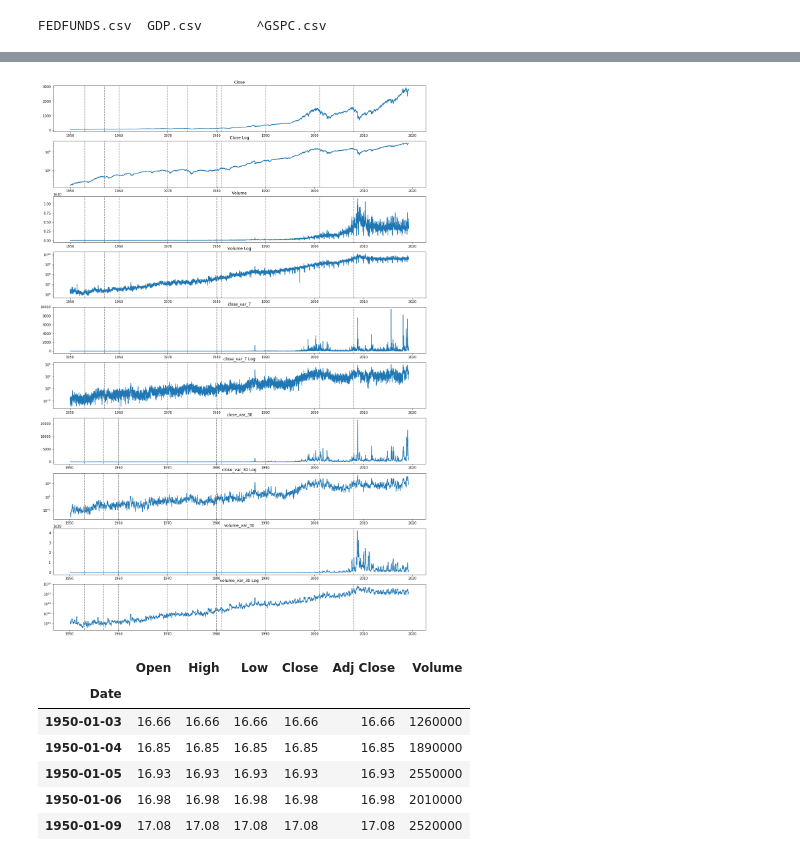
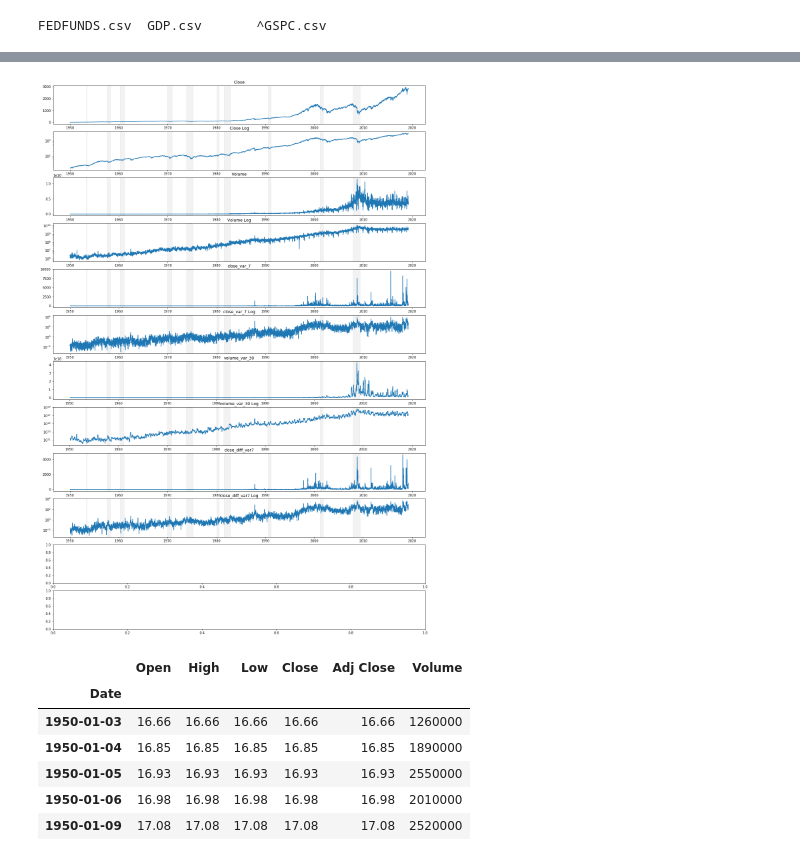
Before and after one commit to ndey96/market_crash_analysis, a Jupyter notebook: Stock Exploration.ipynb, the cells around one changed output, grey strips where cells are left out. Cells and saved outputs as stored; diff of their text form; code cells hidden in the pictures.

Commit message:
add recession periods

```diff
--- a/Stock Exploration.ipynb
+++ b/Stock Exploration.ipynb
@@ -13,21 +17,45 @@ sandp_df['Date'] = pd.to_datetime(sandp_df['Date'])
 sandp_df = sandp_df.set_index('Date')
 # sandp_df = sandp_df.loc['2005-1-1':'2012-1-1']
 
+# [(start, end)]
+# https://www.thebalance.com/the-history-of-recessions-in-the-united-states-3306011
+# https://en.wikipedia.org/wiki/List_of_economic_crises
+
+recessions = [
+    ('1953-07-01', '1953-05-01'), # Post Korean War 6.1% unemployment
+    ('1957-08-01', '1958-04-01'), # 7.5% unemployment
+    ('1960-04-01', '1961-02-01'), # Richard Nixon 7.1% unemployment
+    ('1969-12-01', '1970-11-01'), # 6.1% unemployment (mild)
+    ('1973-11-01', '1975-03-01'), # OPEC - 9% unemployment
+    ('1980-01-01', '1980-07-01'), #
+    ('1981-07-01', '1982-11-01'), # 10% unemployment
+    ('1990-07-01', '1991-03-01'), # 7.8% unemployment
+    ('2001-03-01', '2001-11-01'), # Y2K 6.3% unemployment
+    ('2007-12-01', '2009-05-01'), # 2008
+]
+
 def plot_recessions(ax):
+    for r in recessions:
+        ax.axvspan(
+            pd.to_datetime(r[0]),
+            pd.to_datetime(r[1]),
+            alpha=0.1,
+            color='gray')
+
 #     ax.axvline(x=pd.to_datetime(f'20080915', format='%Y%m%d'), linestyle='dashed', color='grey')
 #     ax.axvspan(
 #         pd.to_datetime(f'20070220', format='%Y%m%d'),
 #         pd.to_datetime(f'20090306', format='%Y%m%d'),
 #         alpha=0.1,
 #         color='gray')
-#     recession_years = [1918, 1920, 1923, 1927, 1929, 1937, 1945, 1948, 1953, 1957, 1960, 1970, 1974, 1980, 1981, 1990, 2001, 2008]
-    recession_years = [1953, 1957, 1960, 1970, 1974, 1980, 1981, 1990, 2001, 2008]
+# #     recession_years = [1918, 1920, 1923, 1927, 1929, 1937, 1945, 1948, 1953, 1957, 1960, 1970, 1974, 1980, 1981, 1990, 2001, 2008]
+#     recession_years = [1953, 1957, 1960, 1970, 1974, 1980, 1981, 1990, 2001, 2008]
 
-    for year in recession_years:
-        dt = pd.to_datetime(f'{year}0101', format='%Y%m%d')
-        ax.axvline(x=dt, linestyle='dashed', color='grey')
+#     for year in recession_years:
+#         dt = pd.to_datetime(f'{year}0101', format='%Y%m%d')
+# #         ax.axvline(x=dt, linestyle='dashed', color='grey')
 
-fig, axes = plt.subplots(10,1,figsize=(20,30))
+fig, axes = plt.subplots(12,1,figsize=(20,30))
 i=0
 
 axes[i].plot(sandp_df['Close'])
@@ -57,43 +85,56 @@ close_var_7 = sandp_df['Close'].rolling(window=7).var()
 axes[i].plot(close_var_7)
 axes[i].set_title('close_var_7')
 plot_recessions(axes[i])
 i += 1
 
 axes[i].plot(close_var_7)
 axes[i].set_yscale('log')
 axes[i].set_title('close_var_7 Log')
 plot_recessions(axes[i])
 i += 1
 
 close_var_30 = sandp_df['Close'].rolling(window=30).var()
 
-axes[i].plot(close_var_30)
-axes[i].set_title('close_var_30')
-plot_recessions(axes[i])
-i += 1
+# axes[i].plot(close_var_30)
+# axes[i].set_title('close_var_30')
+# plot_recessions(axes[i])
+# i += 1
 
-axes[i].plot(close_var_30)
-axes[i].set_yscale('log')
-axes[i].set_title('close_var_30 Log')
-plot_recessions(axes[i])
-i += 1
+# axes[i].plot(close_var_30)
+# axes[i].set_yscale('log')
+# axes[i].set_title('close_var_30 Log')
+# plot_recessions(axes[i])
+# i += 1
 
 volume_var_30 = sandp_df['Volume'].rolling(window=30).var()
 
 axes[i].plot(volume_var_30)
 axes[i].set_title('volume_var_30')
 plot_recessions(axes[i])
 i += 1
 
 axes[i].plot(volume_var_30)
 axes[i].set_yscale('log')
 axes[i].set_title('volume_var_30 Log')
 plot_recessions(axes[i])
 i += 1
 
+close_diff_var7 = sandp_df['Close'].diff().rolling(window=7).var()
+
+axes[i].plot(close_diff_var7)
+axes[i].set_title('close_diff_var7')
+plot_recessions(axes[i])
+i += 1
+
+axes[i].plot(close_diff_var7)
+axes[i].set_yscale('log')
+axes[i].set_title('close_diff_var7 Log')
+plot_recessions(axes[i])
+i += 1
+
 plt.show()
 # %% [output]
-[figure, old version]
+[figure, new version]
 # %%
 
 sandp_df.head()
```
Also changed, not shown: parts of 1 cell of this notebook.
